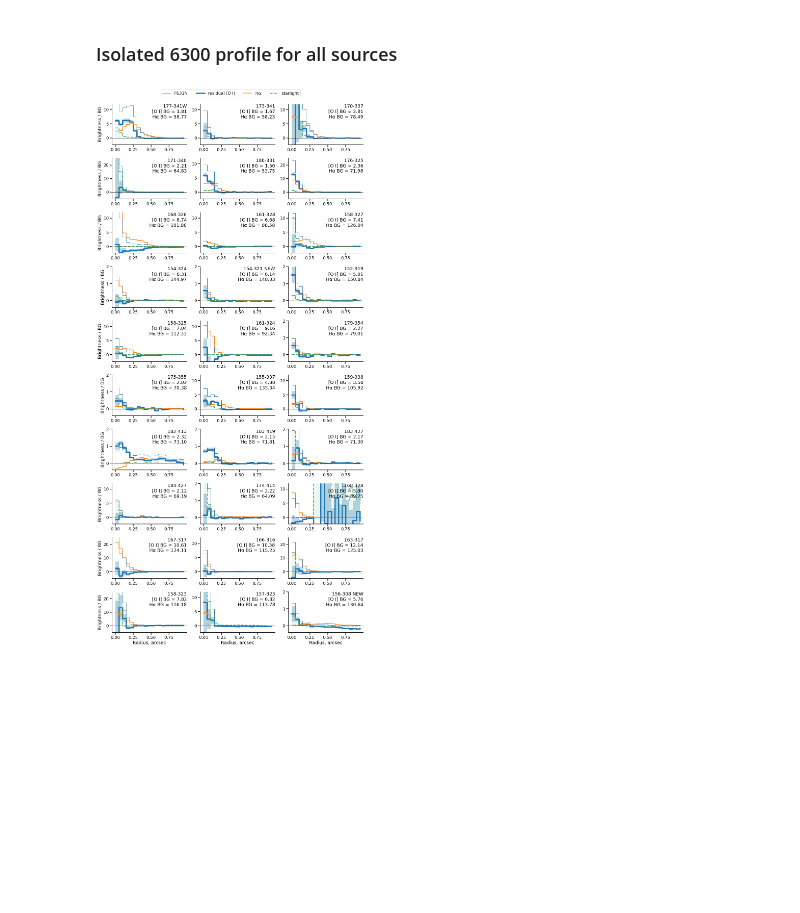
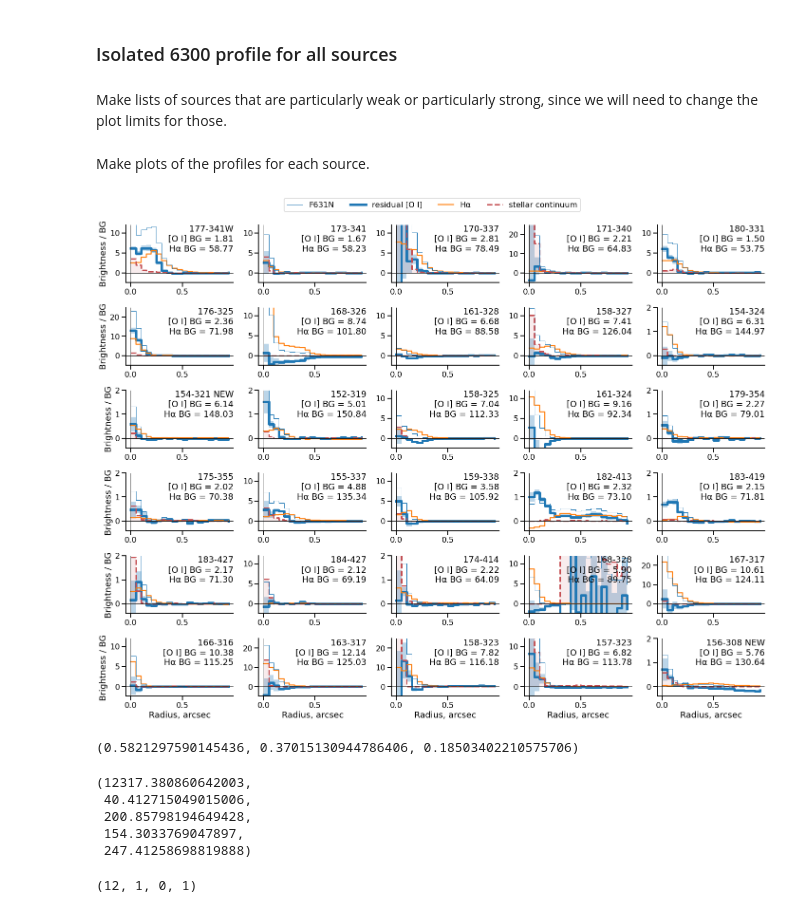
Before and after one commit to will-henney/neutral-proplyds, a Jupyter notebook: notebooks/02-all-proplyds-PC.ipynb, the cells around one changed output. Saved outputs shown, nothing was run; the diff lists cells and outputs as text; code cells hidden in the pictures; blank space fills up the shorter version.

```diff
--- a/notebooks/02-all-proplyds-PC.ipynb
+++ b/notebooks/02-all-proplyds-PC.ipynb
@@ -563,6 +563,8 @@ find_atomic_factor(pp)
 For some of the sources, this does not give a reasonable value (which I am defining as between 0.2 and 1.0), so for those I will just assume 0.5.
 # %% [markdown]
 ### Isolated 6300 profile for all sources
+# %% [markdown]
+Make lists of sources that  are particularly weak or particularly strong, since we will need to change the plot limits for those.
 # %%
 weak_sources = [
     "156-308 NEW", "174-414", "183-427", "183-419", "182-413",
@@ -573,6 +575,7 @@ bright_sources = ["167-317", "163-317", "158-323", "171-340", "176-325"]
 class ProplydResults:
     """Final results extracted from filter images"""
     def __init__(self, pp: ProplydProfiles):
+        self.r = pp.r
         # Left edge of bins to improve plotting
         self.rleft = pp.r - pp.bin_size / 2
         self.pp = pp
@@ -596,11 +599,13 @@ class ProplydResults:
             + pp.sigma["f631n"]**2 / pp.npix["f631n"]
             + pp.sigma["f656n"]**2 / pp.npix["f656n"]
         )
+# %% [markdown]
+Make plots of the profiles for each source.
 # %%
-ncols = 3
+ncols = 5
 nrows = nprops // ncols
 
-fig, axes = plt.subplots(nrows, ncols, figsize=(5 * ncols, 3 * nrows))
+fig, axes = plt.subplots(nrows, ncols, figsize=(4 * ncols, 2.5 * nrows))
 
 for ax, row in zip(axes.flat, source_table):
     pp = ProplydProfiles(row, pcfilters)
@@ -627,9 +632,9 @@ for ax, row in zip(axes.flat, source_table):
     )
     cline, = ax.plot(
         pres.rleft, pres.cont - 1,
-        label="starlight",
+        label="stellar continuum",
         drawstyle="steps-post",
-        color="g",
+        color="r",
         linestyle="dashed",
         linewidth=3,
     )
@@ -650,40 +655,41 @@ for ax, row in zip(axes.flat, source_table):
         linewidth=1,
     )
 
-
     #ax.plot(pp.mean["r"], pp.mean["f631n"] - 1, label="oi + cont")
 
     ax.axhline(0.0, linewidth=1, color="k")
+    ax.axvline(0.0, linewidth=1, color="k")
+
 
     #ax.legend()
     label = row['Name']
     label += "\n" + f"[O I] BG = {pp.bgmean['f631n']:.2f}"
     label += "\n" + f"Hα BG = {pp.bgmean['f656n']:.2f}"
 
     ax.text(1.0, 1.0, label, transform=ax.transAxes, va="top", ha="right")
     if row['Name'] in weak_sources:
         yscale = 2.0
     elif row['Name'] in bright_sources:
         yscale = 25.0
     else:
         yscale = 12.0
     ax.set(ylim=[-yscale / 5, yscale])
 
 
 for ax in axes[-1, :]:
     ax.set(xlabel="Radius, arcsec")
 for ax in axes[:, 0]:
     ax.set(ylabel="Brightness / BG")
 
 fig.legend(
     handles=[oiline2, oiline, haline, cline],
     ncol=4,
     loc="lower center",
     bbox_to_anchor=(0.5, 1.0),
 )
 
 sns.despine()
 fig.tight_layout()
 ...;
 # %% [output]
-[figure, old version]
+[figure, new version]
@@ -689,0 +754,16 @@ fig.tight_layout()
+# %%
+pres.r_ha, pres.r_cont, pres.r_oi
+# %% [output]
+(0.5821297590145436, 0.37015130944786406, 0.18503402210575706)
+# %%
+pres.flux_ha, pres.flux_cont, pres.flux_oi, pres.flux_oi_lo, pres.flux_oi_hi
+# %% [output]
+(12317.380860642003,
+ 40.412715049015006,
+ 200.85798194649428,
+ 154.3033769047897,
+ 247.41258698819888)
+# %%
+pres.nha, pres.noi, pres.noi_lo, pres.noi_hi
+# %% [output]
+(12, 1, 0, 1)
```
Also changed, not shown: parts of 2 cells of this notebook, 1 other file.
